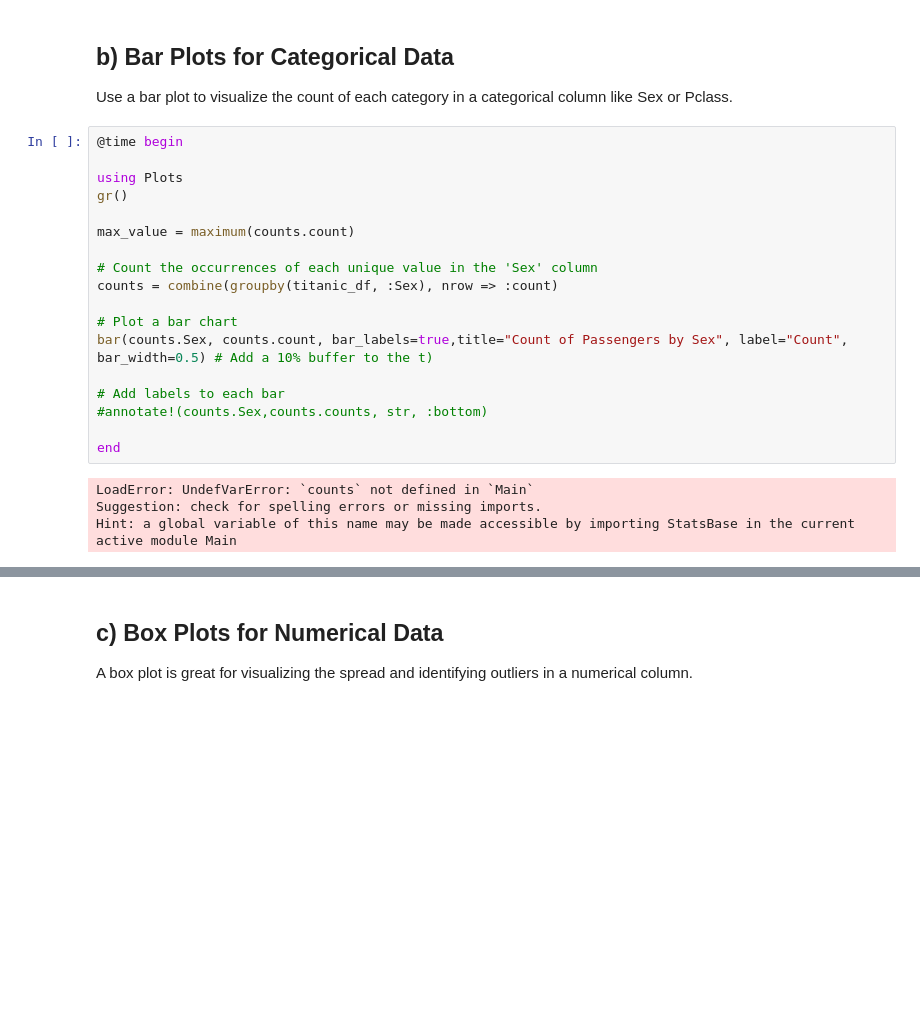
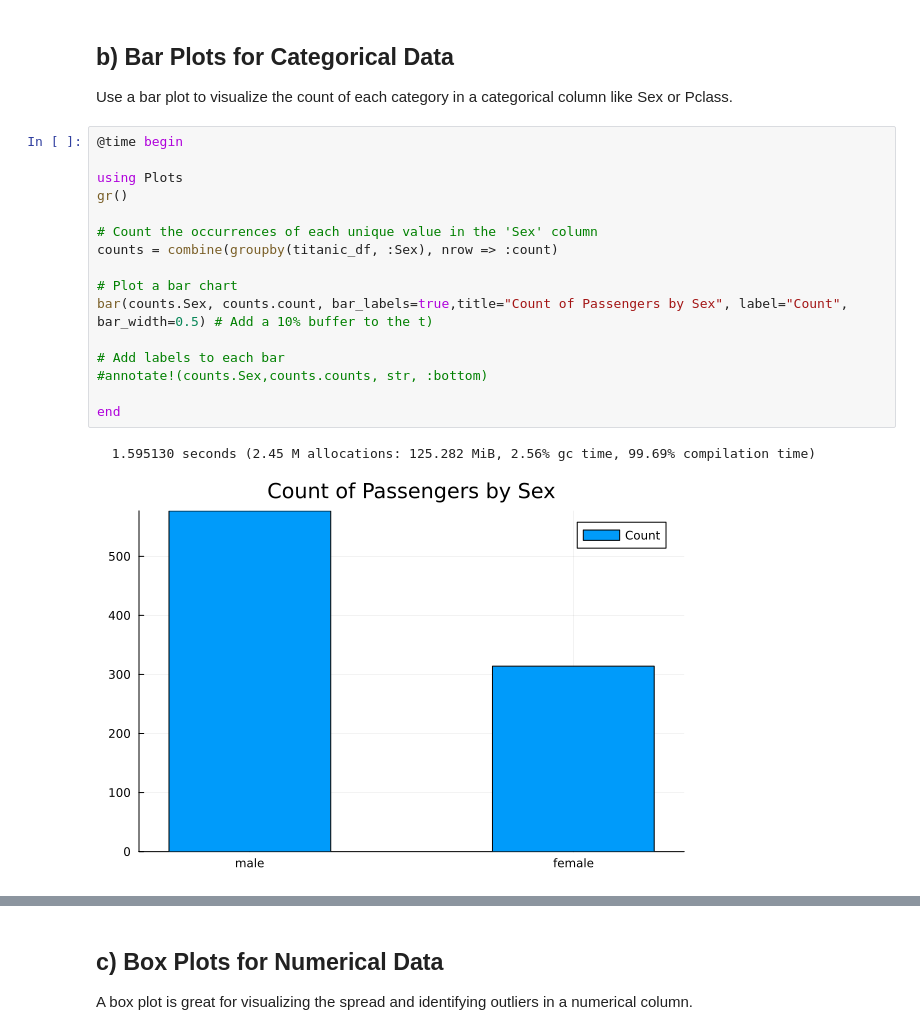
Before and after one commit to paragnayak/Data-Science, a Jupyter notebook: Titanic_Julia.ipynb, the cells around one changed output, grey strips where cells are left out. Cells and saved outputs as stored; diff of their text form; blank space fills up the shorter version.

```diff
--- a/Titanic_Julia.ipynb
+++ b/Titanic_Julia.ipynb
@@ -290,25 +291,22 @@ Use a bar plot to visualize the count of each category in a categorical column l
 # %%
 @time begin
 
 using Plots
 gr()
-
-max_value = maximum(counts.count)
 
 # Count the occurrences of each unique value in the 'Sex' column
 counts = combine(groupby(titanic_df, :Sex), nrow => :count)
 
 # Plot a bar chart
 bar(counts.Sex, counts.count, bar_labels=true,title="Count of Passengers by Sex", label="Count", bar_width=0.5) # Add a 10% buffer to the t)
 
 # Add labels to each bar
 #annotate!(counts.Sex,counts.counts, str, :bottom)
 
 end
 # %% [output]
-LoadError: UndefVarError: `counts` not defined in `Main`
-Suggestion: check for spelling errors or missing imports.
-Hint: a global variable of this name may be made accessible by importing StatsBase in the current active module Main
+  1.595130 seconds (2.45 M allocations: 125.282 MiB, 2.56% gc time, 99.69% compilation time)
+[figure, added]
 # %%
 @time begin
 # Count the occurrences of each unique value in the 'Sex' column
```
Also changed, not shown: parts of 79 cells of this notebook.
